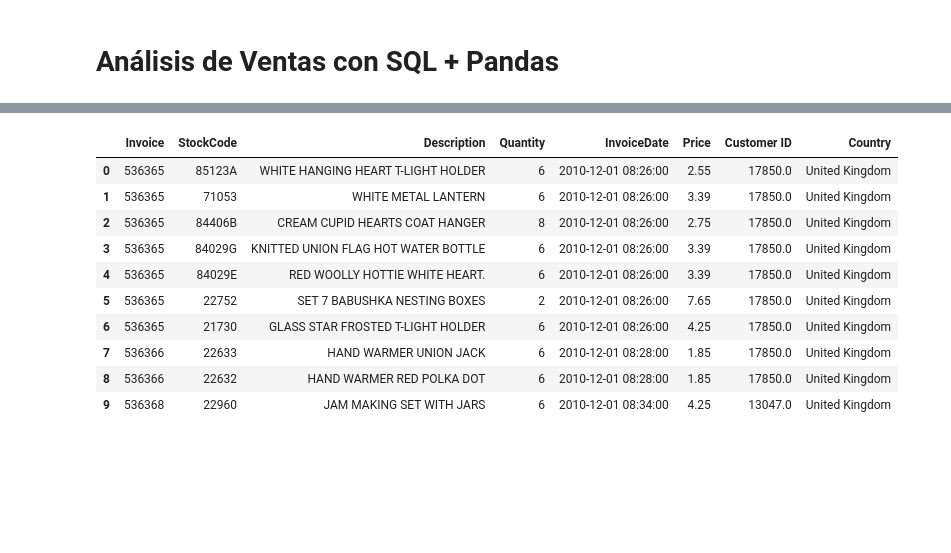
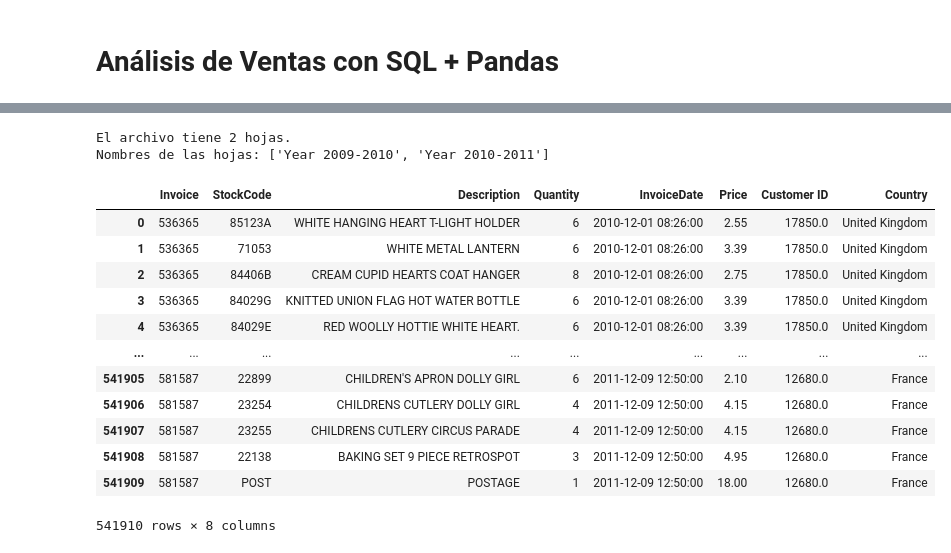
Before and after one commit to StalkerData/Ciencia_de_Datos, a Jupyter notebook: Nivel_2/analisis_ventas_sql/notebooks/analisis_ventas.ipynb, the cells around one changed output, grey strips where cells are left out. Saved outputs shown, nothing was run; the diff lists cells and outputs as text; code cells hidden in the pictures; blank space fills up the shorter version.

Commit message:
Explorando los datos y realizando los prototipos de consultas.

```diff
--- a/Nivel_2/analisis_ventas_sql/notebooks/analisis_ventas.ipynb
+++ b/Nivel_2/analisis_ventas_sql/notebooks/analisis_ventas.ipynb
@@ -59,26 +35,35 @@ db=duckdb.read_csv(file_path)
-# %%
-# Leer el archivo CSV y asignarlo a una tabla temporal llamada 'db'
-query = """
-    SELECT *
-    FROM db
-    WHERE Country = 'United Kingdom'
-    LIMIT 10;
-"""
-
-# Ejecutar la consulta
-resultado = duckdb.sql(query)
-
-# Mostrar el resultado
-resultado.df()
-# %% [output]
-|  | Invoice | StockCode | Description | Quantity | InvoiceDate | Price | Customer ID | Country |
-| 0 | 536365 | 85123A | WHITE HANGING HEART T-LIGHT HOLDER | 6 | 2010-12-01 08:26:00 | 2.55 | 17850.0 | United Kingdom |
-| 1 | 536365 | 71053 | WHITE METAL LANTERN | 6 | 2010-12-01 08:26:00 | 3.39 | 17850.0 | United Kingdom |
-| 2 | 536365 | 84406B | CREAM CUPID HEARTS COAT HANGER | 8 | 2010-12-01 08:26:00 | 2.75 | 17850.0 | United Kingdom |
-| 3 | 536365 | 84029G | KNITTED UNION FLAG HOT WATER BOTTLE | 6 | 2010-12-01 08:26:00 | 3.39 | 17850.0 | United Kingdom |
-| 4 | 536365 | 84029E | RED WOOLLY HOTTIE WHITE HEART. | 6 | 2010-12-01 08:26:00 | 3.39 | 17850.0 | United Kingdom |
-| 5 | 536365 | 22752 | SET 7 BABUSHKA NESTING BOXES | 2 | 2010-12-01 08:26:00 | 7.65 | 17850.0 | United Kingdom |
-| 6 | 536365 | 21730 | GLASS STAR FROSTED T-LIGHT HOLDER | 6 | 2010-12-01 08:26:00 | 4.25 | 17850.0 | United Kingdom |
-| 7 | 536366 | 22633 | HAND WARMER UNION JACK | 6 | 2010-12-01 08:28:00 | 1.85 | 17850.0 | United Kingdom |
-| 8 | 536366 | 22632 | HAND WARMER RED POLKA DOT | 6 | 2010-12-01 08:28:00 | 1.85 | 17850.0 | United Kingdom |
-| 9 | 536368 | 22960 | JAM MAKING SET WITH JARS | 6 | 2010-12-01 08:34:00 | 4.25 | 13047.0 | United Kingdom |
+# %%
+extracted_file = os.path.join("../data", "online_retail_II.xlsx")
+# Cargar el archivo de Excel
+archivo_excel = pd.ExcelFile(extracted_file)
+
+# Ver el número de hojas
+numero_hojas = len(archivo_excel.sheet_names)
+print(f"El archivo tiene {numero_hojas} hojas.")
+
+# Ver los nombres de las hojas
+nombres_hojas = archivo_excel.sheet_names
+print("Nombres de las hojas:", nombres_hojas)
+
+# Leer la segunda hoja (índice 1) y guardar como CSV
+df = pd.read_excel(extracted_file, sheet_name=1)
+df
+#file_path = "../data/online_retail_II.csv"
+#df.to_csv(file_path, index=False)
+#print(f"Archivo CSV guardado en: {file_path}")
+# %% [output]
+El archivo tiene 2 hojas.
+Nombres de las hojas: ['Year 2009-2010', 'Year 2010-2011']
+|  | Invoice | StockCode | Description | Quantity | InvoiceDate | Price | Customer ID | Country |
+| 0 | 536365 | 85123A | WHITE HANGING HEART T-LIGHT HOLDER | 6 | 2010-12-01 08:26:00 | 2.55 | 17850.0 | United Kingdom |
+| 1 | 536365 | 71053 | WHITE METAL LANTERN | 6 | 2010-12-01 08:26:00 | 3.39 | 17850.0 | United Kingdom |
+| 2 | 536365 | 84406B | CREAM CUPID HEARTS COAT HANGER | 8 | 2010-12-01 08:26:00 | 2.75 | 17850.0 | United Kingdom |
+| 3 | 536365 | 84029G | KNITTED UNION FLAG HOT WATER BOTTLE | 6 | 2010-12-01 08:26:00 | 3.39 | 17850.0 | United Kingdom |
+| 4 | 536365 | 84029E | RED WOOLLY HOTTIE WHITE HEART. | 6 | 2010-12-01 08:26:00 | 3.39 | 17850.0 | United Kingdom |
+| ... | ... | ... | ... | ... | ... | ... | ... | ... |
+| 541905 | 581587 | 22899 | CHILDREN'S APRON DOLLY GIRL | 6 | 2011-12-09 12:50:00 | 2.10 | 12680.0 | France |
+| 541906 | 581587 | 23254 | CHILDRENS CUTLERY DOLLY GIRL | 4 | 2011-12-09 12:50:00 | 4.15 | 12680.0 | France |
+| 541907 | 581587 | 23255 | CHILDRENS CUTLERY CIRCUS PARADE | 4 | 2011-12-09 12:50:00 | 4.15 | 12680.0 | France |
+| 541908 | 581587 | 22138 | BAKING SET 9 PIECE RETROSPOT | 3 | 2011-12-09 12:50:00 | 4.95 | 12680.0 | France |
+| 541909 | 581587 | POST | POSTAGE | 1 | 2011-12-09 12:50:00 | 18.00 | 12680.0 | France |
+541910 rows × 8 columns
```
Also changed, not shown: parts of 10 cells of this notebook.
